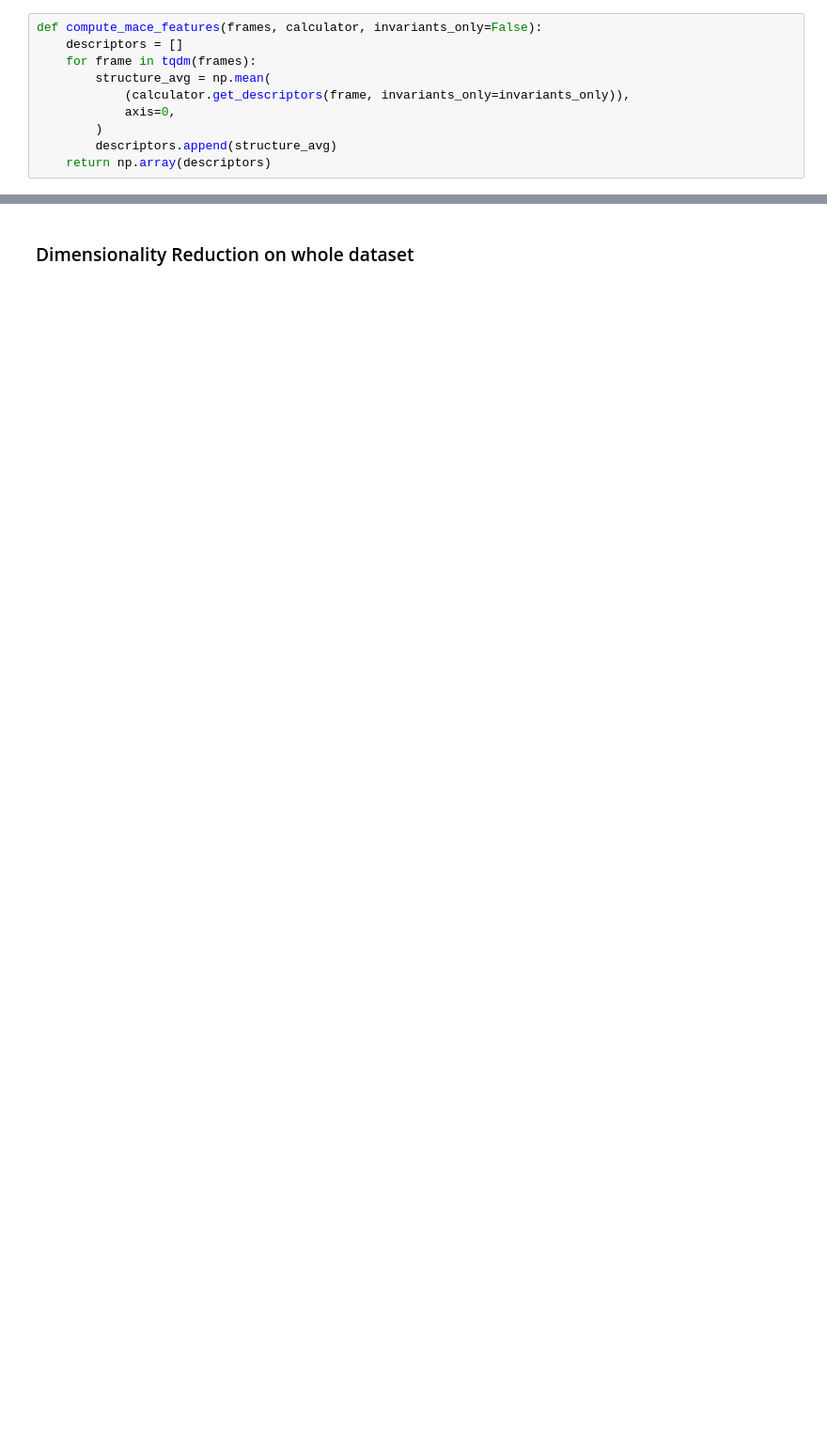
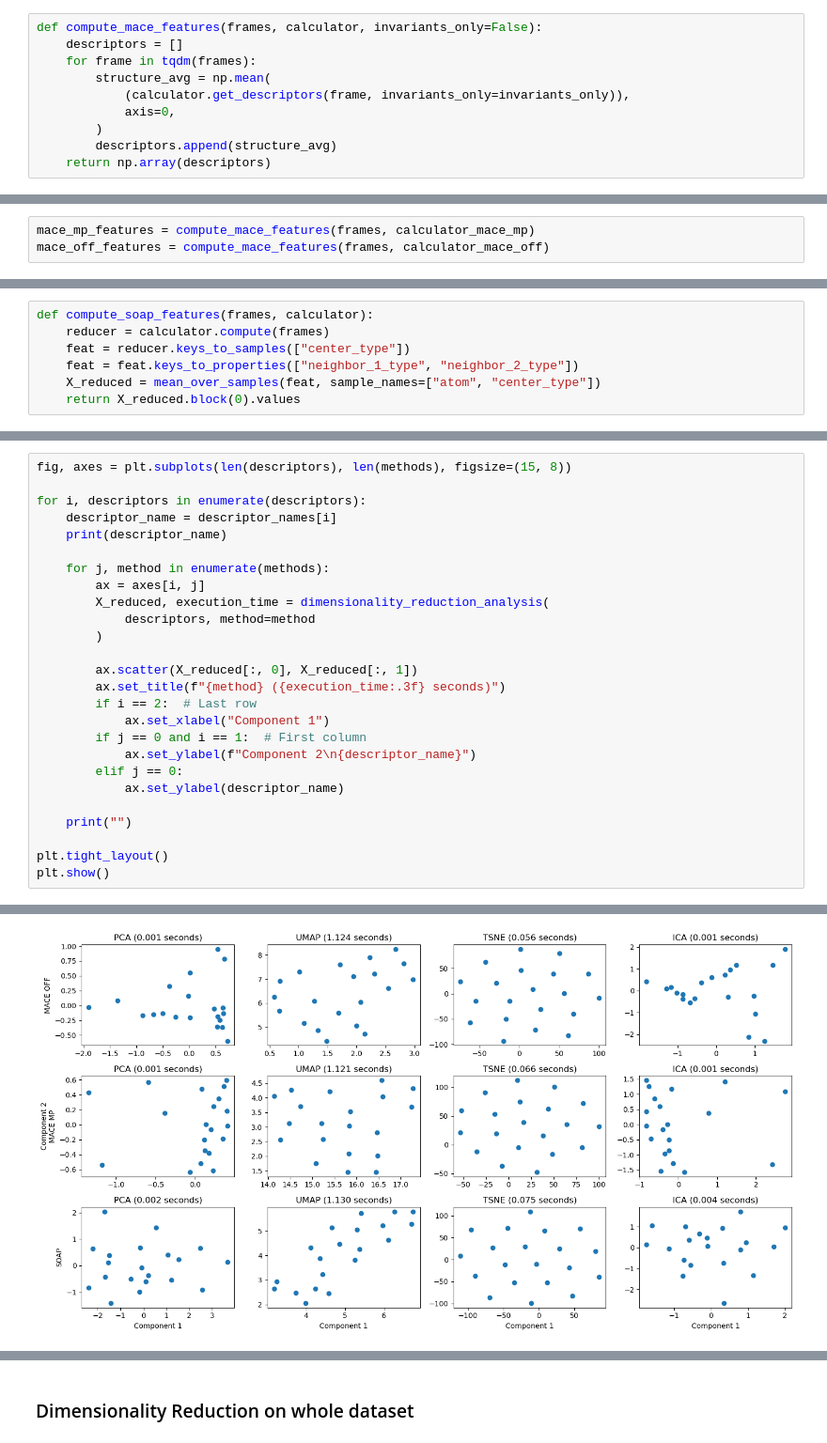
Before and after one commit to lab-cosmo/atomistic-cookbook, a Jupyter notebook: examples/chemiscope_auto/chemiscope_auto.ipynb, the cells around one changed output, grey strips where cells are left out. Shown at 94% size. Cells and saved outputs as stored; diff of their text form; blank space fills up the shorter version.

```diff
--- a/examples/chemiscope_auto/chemiscope_auto.ipynb
+++ b/examples/chemiscope_auto/chemiscope_auto.ipynb
@@ -47,0 +109,3 @@ def compute_descriptors(frames, calculator, invariants_only=False):
+# %%
+mace_mp_features = compute_mace_features(frames, calculator_mace_mp)
+mace_off_features = compute_mace_features(frames, calculator_mace_off)
@@ -47,0 +114,7 @@ def compute_descriptors(frames, calculator, invariants_only=False):
+# %%
+def compute_soap_features(frames, calculator):
+    reducer = calculator.compute(frames)
+    feat = reducer.keys_to_samples(["center_type"])
+    feat = feat.keys_to_properties(["neighbor_1_type", "neighbor_2_type"])
+    X_reduced = mean_over_samples(feat, sample_names=["atom", "center_type"])
+    return X_reduced.block(0).values
@@ -47,0 +128,27 @@ def compute_descriptors(frames, calculator, invariants_only=False):
+# %%
+fig, axes = plt.subplots(len(descriptors), len(methods), figsize=(15, 8))
+
+for i, descriptors in enumerate(descriptors):
+    descriptor_name = descriptor_names[i]
+    print(descriptor_name)
+
+    for j, method in enumerate(methods):
+        ax = axes[i, j]
+        X_reduced, execution_time = dimensionality_reduction_analysis(
+            descriptors, method=method
+        )
+
+        ax.scatter(X_reduced[:, 0], X_reduced[:, 1])
+        ax.set_title(f"{method} ({execution_time:.3f} seconds)")
+        if i == 2:  # Last row
+            ax.set_xlabel("Component 1")
+        if j == 0 and i == 1:  # First column
+            ax.set_ylabel(f"Component 2\n{descriptor_name}")
+        elif j == 0:
+            ax.set_ylabel(descriptor_name)
+
+    print("")
+
+plt.tight_layout()
+plt.show()
+# %% [output]
@@ -48 +172,2 @@ def compute_descriptors(frames, calculator, invariants_only=False):
+[figure, added]
 # %% [markdown]
```
Also changed, not shown: parts of 63 cells of this notebook, 14 other files.
